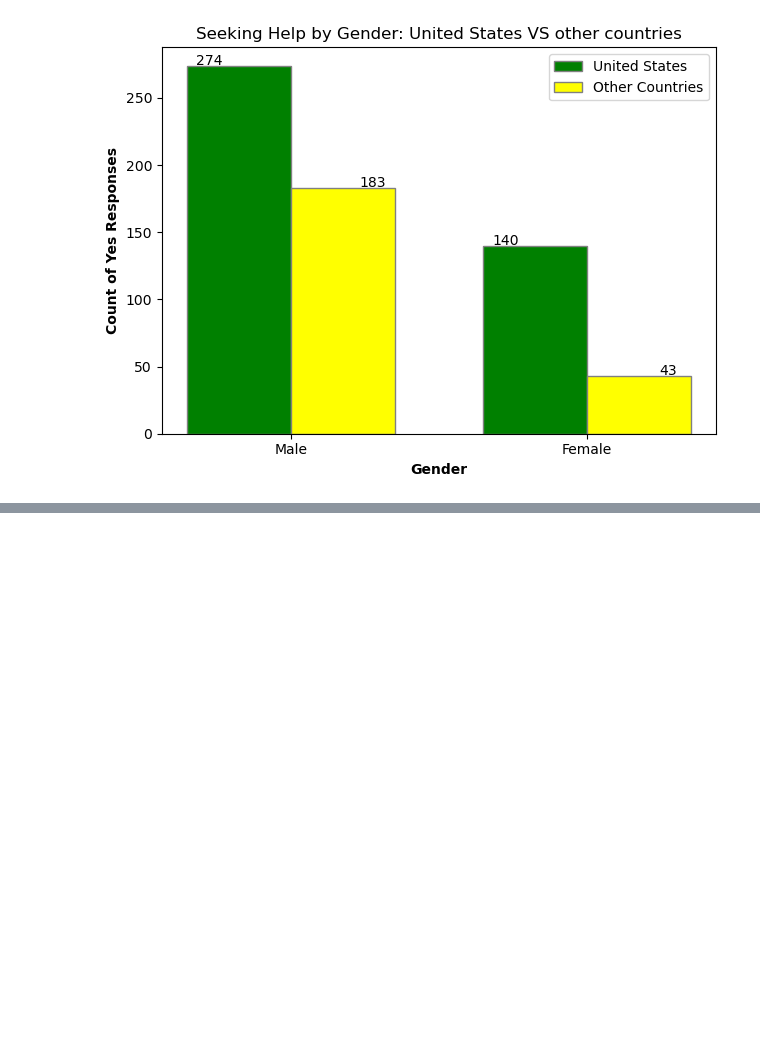
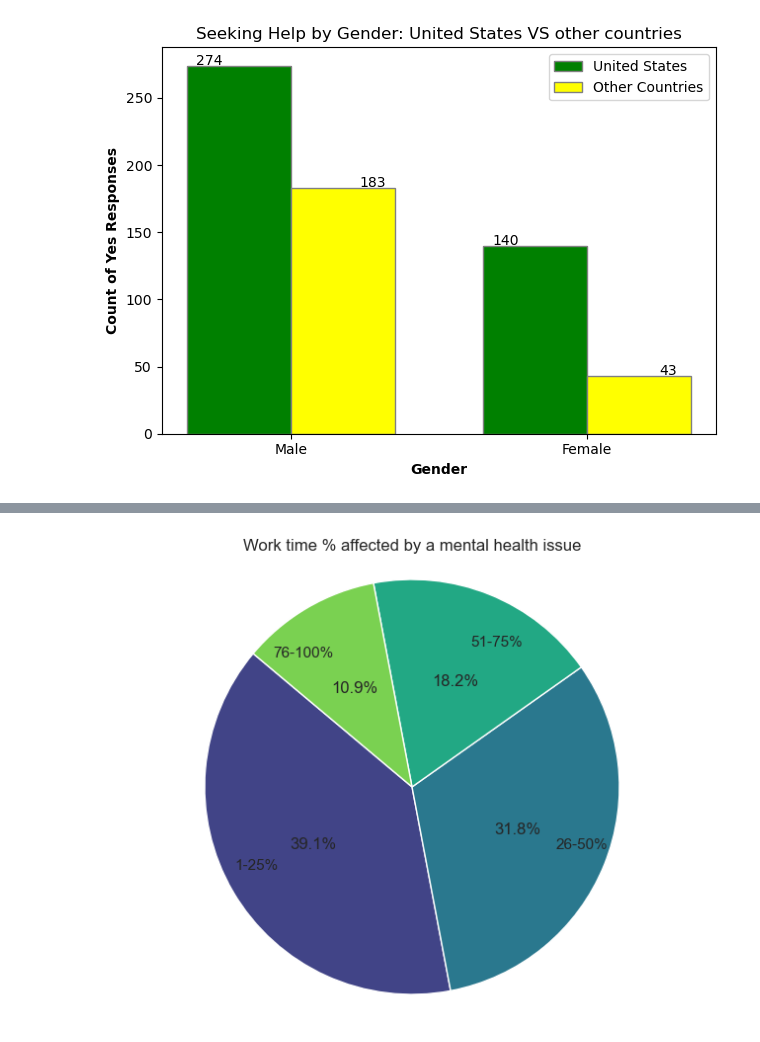
Before and after one commit to Keegawho198/Project-1_Mental-Health, a Jupyter notebook: Mental Health.ipynb, the cells around one changed output, grey strips where cells are left out. Saved outputs shown, nothing was run; the diff lists cells and outputs as text; code cells hidden in the pictures; blank space fills up the shorter version.

```diff
--- a/Mental Health.ipynb
+++ b/Mental Health.ipynb
@@ -1133,0 +1241,35 @@ plt.show()
+# %%
+interfere_data = Lishi_selected_data[Lishi_selected_data['Do you currently have a mental health disorder?'] == 'Yes']
+interfere_percentage_data = interfere_data[interfere_data['Do you believe your productivity is ever affected by a mental health issue?'] == 'Yes']
+interfere_percentage_data = pd.DataFrame(interfere_percentage_data, columns=['If yes, what percentage of your work time (time performing primary or secondary job functions) is affected by a mental health issue?'])
+
+# Count occurrences of each response category
+response_counts = interfere_percentage_data['If yes, what percentage of your work time (time performing primary or secondary job functions) is affected by a mental health issue?'].value_counts().reset_index()
+response_counts.columns = ['Response', 'Count']
+
+# Set the theme for the plot
+sns.set_theme(style="darkgrid")
+
+# Set the figure size
+plt.figure(figsize=(8, 6))
+
+# Create a pie chart
+plt.pie(response_counts['Count'],
+        labels=response_counts['Response'],
+        autopct='%1.1f%%',
+        startangle=140,
+        pctdistance=0.55,
+        labeldistance=0.75,
+        colors=sns.color_palette('viridis', len(response_counts)))
+
+# Add a title
+plt.title('Work time % affected by a mental health issue')
+
+# Show the plot
+plt.axis('equal')  # Equal aspect ratio ensures that pie chart is circular.
+
+plt.savefig("output/WorkAffectedPercentage.png")# save graph as image
+
+plt.show()
+# %% [output]
+[figure, added]
```
Also changed, not shown: parts of 18 cells of this notebook, 4 other files.
